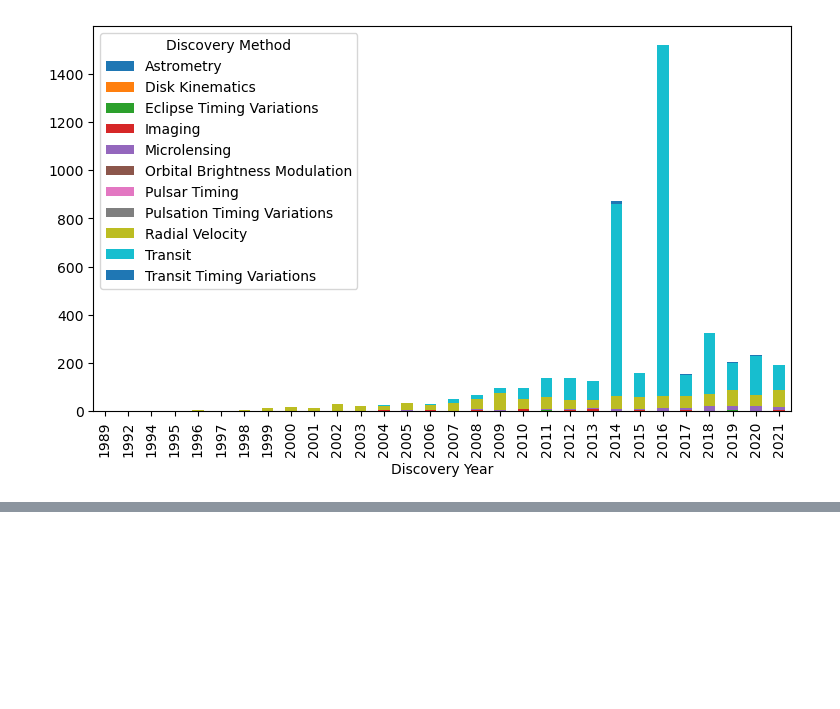
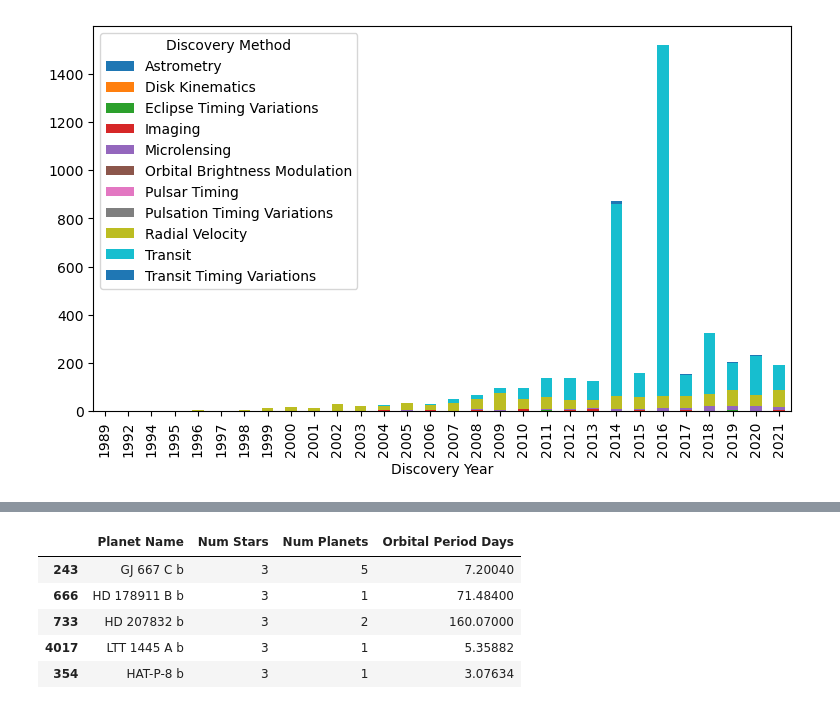
Before and after one commit to ubco-W2022T1-cosc301/project-group35, a Jupyter notebook: notebooks/analysis1.ipynb, the cells around one changed output, grey strips where cells are left out. Cells and saved outputs as stored; diff of their text form; code cells hidden in the pictures; blank space fills up the shorter version.

Commit message:
Working on milestone 2 - Multi-Star Systems Habitable? - Data set of highest count stars

```diff
--- a/notebooks/analysis1.ipynb
+++ b/notebooks/analysis1.ipynb
@@ -38,0 +47,19 @@ pt.show()
+# %%
+import pandas as pd
+df = pd.read_csv("../data/raw/DataOriginal.csv")
+
+
+MultipleStarTest = ['Planet Name','Num Stars','Num Planets','Orbital Period Days']
+UpdatedDF = df[MultipleStarTest]
+
+Count=UpdatedDF.sort_values(['Num Stars'], ascending = False)
+Count=pd.DataFrame(Count)
+Count=Count[5:10]
+Count
+# %% [output]
+|  | Planet Name | Num Stars | Num Planets | Orbital Period Days |
+| 243 | GJ 667 C b | 3 | 5 | 7.20040 |
+| 666 | HD 178911 B b | 3 | 1 | 71.48400 |
+| 733 | HD 207832 b | 3 | 2 | 160.07000 |
+| 4017 | LTT 1445 A b | 3 | 1 | 5.35882 |
+| 354 | HAT-P-8 b | 3 | 1 | 3.07634 |
```
Also changed, not shown: parts of 1 cell of this notebook.
